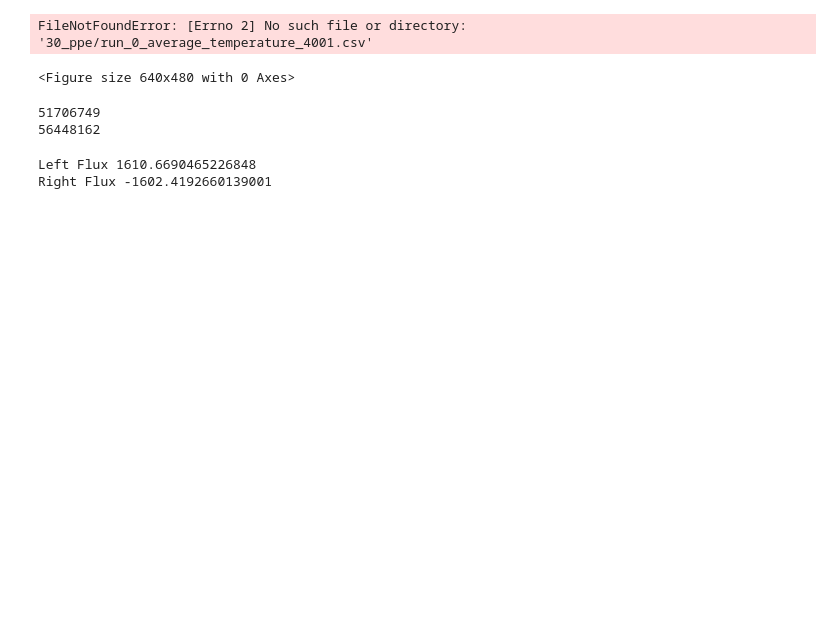
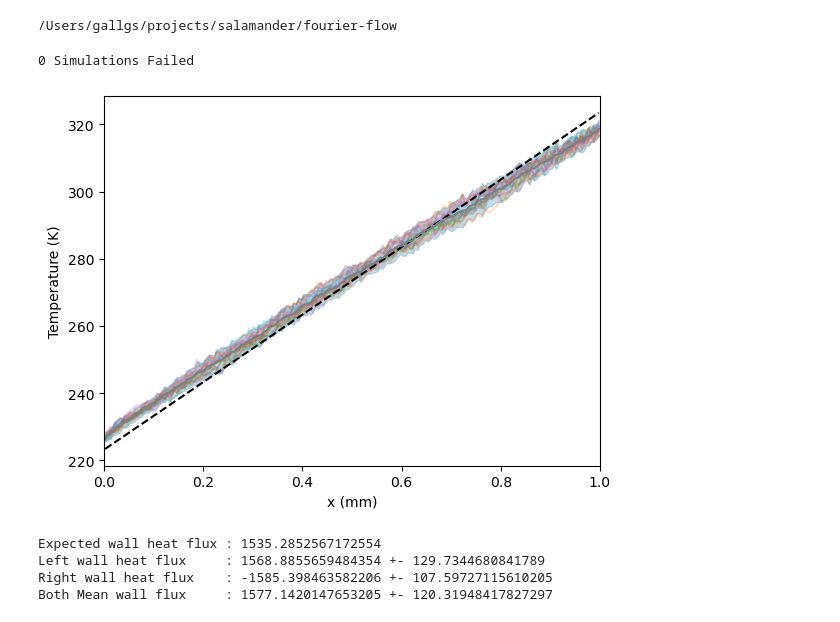
Before and after one commit to gsgall/salamander, a Jupyter notebook: fourier-flow/visualization.ipynb, the cells around one changed output. Cells and saved outputs as stored; diff of their text form; code cells hidden in the pictures; blank space fills up the shorter version.

Commit message:
Fourier problem seems to be producing the desired results

```diff
--- a/fourier-flow/visualization.ipynb
+++ b/fourier-flow/visualization.ipynb
@@ -68,8 +80,15 @@ SyntaxError: expected ':' (3544287116.py, line 1)
+# %%
+import os
+print(os.getcwd())
+
+data = pd.read_csv("30_ppe/run_0_average_temperature_4001.csv")
+# %% [output]
+/Users/gallgs/projects/salamander/fourier-flow
 # %%
 
 average = None
 x_vals = None
-runs = 15
+runs = 17
 
 T_mid = 273.15
 delta_T = 100
@@ -78,56 +97,65 @@ all_temps = None
 fails = 0
 left_fluxes = np.zeros((runs))
 right_fluxes = np.zeros((runs))
 
 plt.figure()
 for i in range(runs):
-  if i == 12 or i == 28:
-    fails += 1
-    continue
-
-  data = pd.read_csv(f"30_ppe/run_{i:d}_average_temperature_4001.csv")
+  data = pd.read_csv(f"30_ppe/run_{i:d}_average_temperature_6001.csv")
   flux_data = pd.read_csv(f"30_ppe/run_{i:d}.csv")
   if np.isnan(flux_data["left_heat_flux"].to_numpy()[0]) or np.isnan(flux_data["right_heat_flux"].to_numpy()[0]):
     fails += 1
     continue
   left_fluxes[i - fails] = flux_data["left_heat_flux"].to_numpy()[0]
   right_fluxes[i - fails] = flux_data["right_heat_flux"].to_numpy()[0]
-  print(flux_data)
   temperature = data["time_averaged_temperature"].to_numpy()
   if i == 0:
     all_temps = np.zeros((runs, len(temperature)))
     x_vals = data["x"].to_numpy() * 1e3
   all_temps[i - fails, :] = temperature
   if show_all:
     plt.plot(x_vals, data["time_averaged_temperature"], label=f"Run {i}", alpha=0.25)
 
-T_average = all_temps[:-fails].mean(axis=0)
-T_std = all_temps[:-fails].std(axis=0)
-
+if fails != 0:
+  T_average = all_temps[:-fails].mean(axis=0)
+  T_std = all_temps[:-fails].std(axis=0)
+else :
+  T_average = all_temps.mean(axis=0)
+  T_std = all_temps.std(axis=0)
 print(f"{fails:d} Simulations Failed")
 plt.plot(x_vals, trueSolution(x_vals, T_mid, delta_T), 'k--', label="Continuum" )
 plt.plot(x_vals, T_average, label='Simulated')
 plt.fill_between(x_vals, T_average - 2 * T_std, T_average + 2 * T_std, color='tab:blue', alpha=0.25)
 #plt.ylim(bottom=T_mid - delta_T / 2, top =T_mid + delta_T / 2)
 plt.xlim(left=0, right=1)
 plt.xlabel("x (mm)")
 plt.ylabel("Temperature (K)")
-plt.legend()
+#plt.legend()
+#plt.axvline(0.5)
+#plt.axhline(273.15)
 plt.show()
 # %% [output]
-FileNotFoundError: [Errno 2] No such file or directory: '30_ppe/run_0_average_temperature_4001.csv'
+0 Simulations Failed
-<Figure size 640x480 with 0 Axes>
+[figure, added]
-# %%
-from random import seed, randint
-seed(0)
-print(randint(0, int(1e8)))
-print(randint(0, int(1e8)))
-# %% [output]
-51706749
-56448162
 # %%
-print(f"Left Flux {left_fluxes[:-fails].mean()}")
-print(f"Right Flux {right_fluxes[:-fails].mean()}")
+if fails != 0:
+  mean_left_flux = left_fluxes[:-fails].mean()
+  std_left_flux = left_fluxes[:-fails].std()
+  mean_right_flux = right_fluxes[:-fails].mean()
+  std_right_flux = right_fluxes[:-fails].std()
+  all_fluxes = np.concat((left_fluxes[:-fails], np.abs(right_fluxes[:-fails])))
+else:
+  mean_left_flux = left_fluxes.mean()
+  std_left_flux = left_fluxes.std()
+  mean_right_flux = right_fluxes.mean()
+  std_right_flux = right_fluxes.std()
+  all_fluxes = np.concat((left_fluxes, np.abs(right_fluxes)))
+
+print(f"Expected wall heat flux : {expected_q_wall}")
+print(f"Left wall heat flux     : {mean_left_flux} +- {2 * std_left_flux}")
+print(f"Right wall heat flux    : {mean_right_flux} +- {2 * std_right_flux}")
+print(f"Both Mean wall flux     : {all_fluxes.mean()} +- {2 * all_fluxes.std()}")
 # %% [output]
-Left Flux 1610.6690465226848
-Right Flux -1602.4192660139001
+Expected wall heat flux : 1535.2852567172554
+Left wall heat flux     : 1568.8855659484354 +- 129.7344680841789
+Right wall heat flux    : -1585.398463582206 +- 107.59727115610205
+Both Mean wall flux     : 1577.1420147653205 +- 120.31948417827297
```
Also changed, not shown: parts of 4 cells of this notebook, 6 other files.
